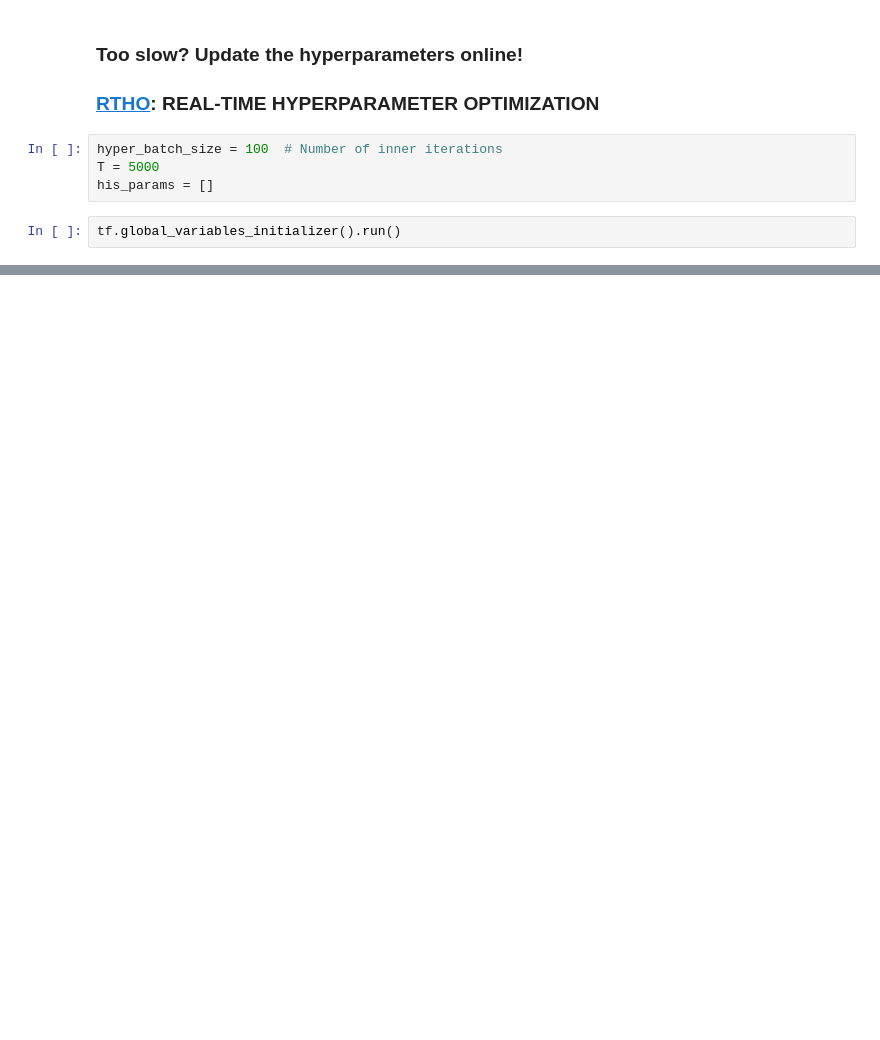
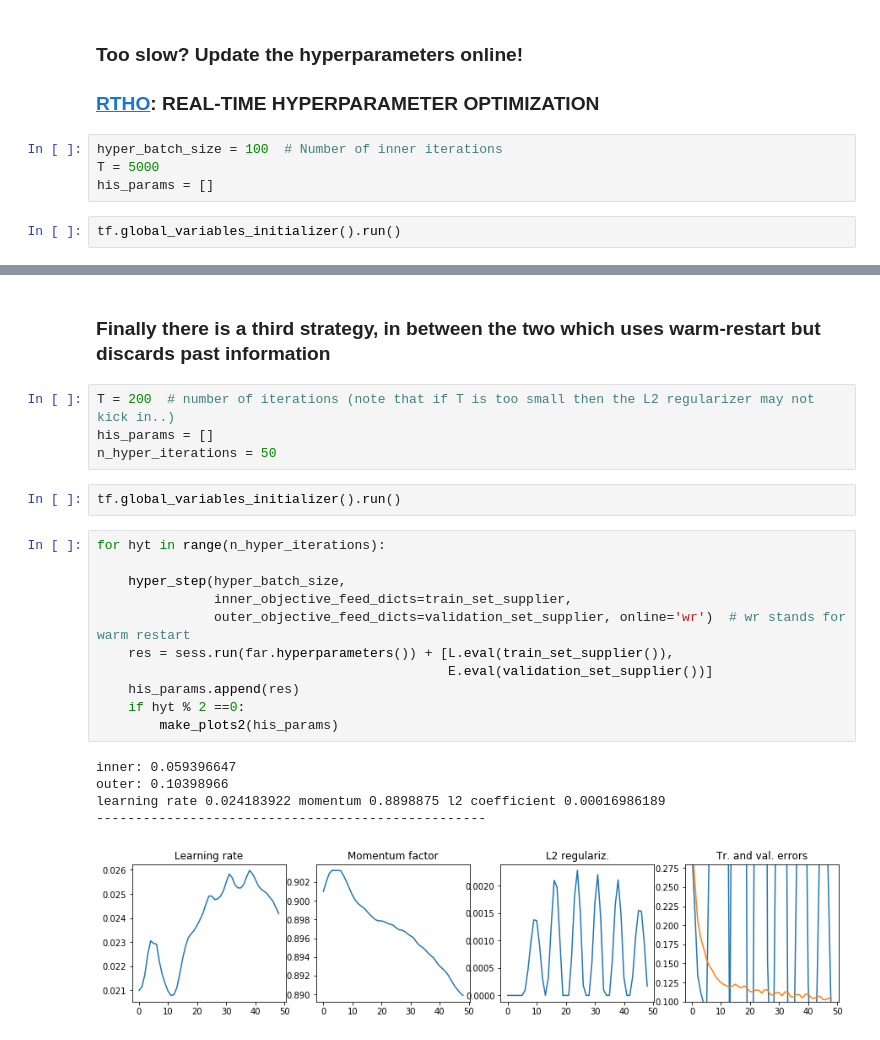
Before and after one commit to lucfra/FAR-HO, a Jupyter notebook: far_ho/examples/autoMLDemos/Far-HO Demo, AutoML 2018, ICML workshop.ipynb, the cells around one changed output, grey strips where cells are left out. Cells and saved outputs as stored; diff of their text form; blank space fills up the shorter version.

```diff
--- a/far_ho/examples/autoMLDemos/Far-HO Demo, AutoML 2018, ICML workshop.ipynb
+++ b/far_ho/examples/autoMLDemos/Far-HO Demo, AutoML 2018, ICML workshop.ipynb
@@ -277,0 +280,25 @@ for hyt in range(T//hyper_batch_size):
+# %% [markdown]
+### Finally there is a third strategy, in between the two which uses warm-restart but discards past information
+# %%
+T = 200  # number of iterations (note that if T is too small then the L2 regularizer may not kick in..)
+his_params = []
+n_hyper_iterations = 50
+# %%
+tf.global_variables_initializer().run()
+# %%
+for hyt in range(n_hyper_iterations):
+
+    hyper_step(hyper_batch_size,
+               inner_objective_feed_dicts=train_set_supplier,
+               outer_objective_feed_dicts=validation_set_supplier, online='wr')  # wr stands for warm restart
+    res = sess.run(far.hyperparameters()) + [L.eval(train_set_supplier()),
+                                             E.eval(validation_set_supplier())]
+    his_params.append(res)
+    if hyt % 2 ==0:
+        make_plots2(his_params)
+# %% [output]
+inner: 0.059396647
+outer: 0.10398966
+learning rate 0.024183922 momentum 0.8898875 l2 coefficient 0.00016986189
+--------------------------------------------------
+[figure, added]
```
Also changed, not shown: parts of 13 cells of this notebook.
